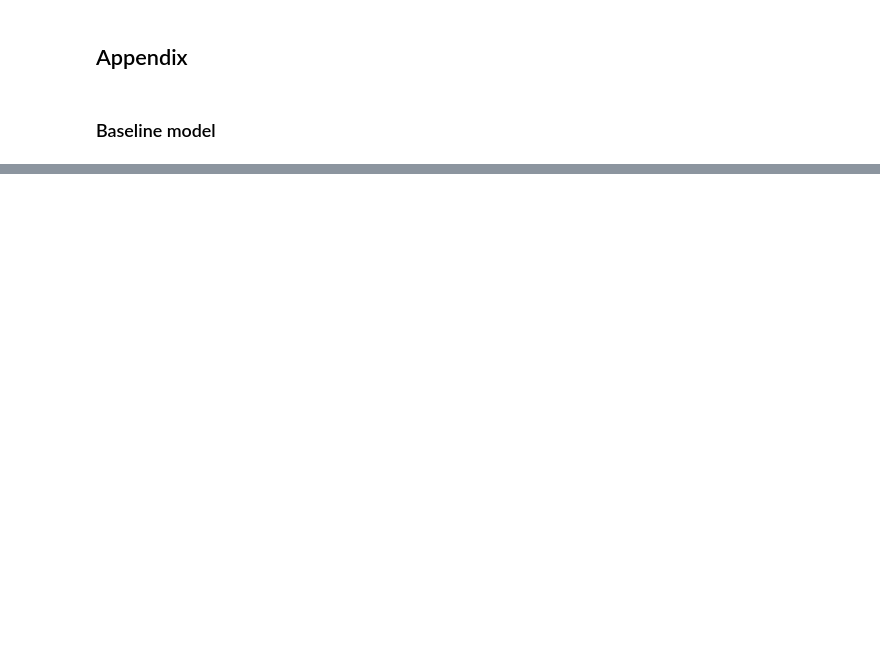
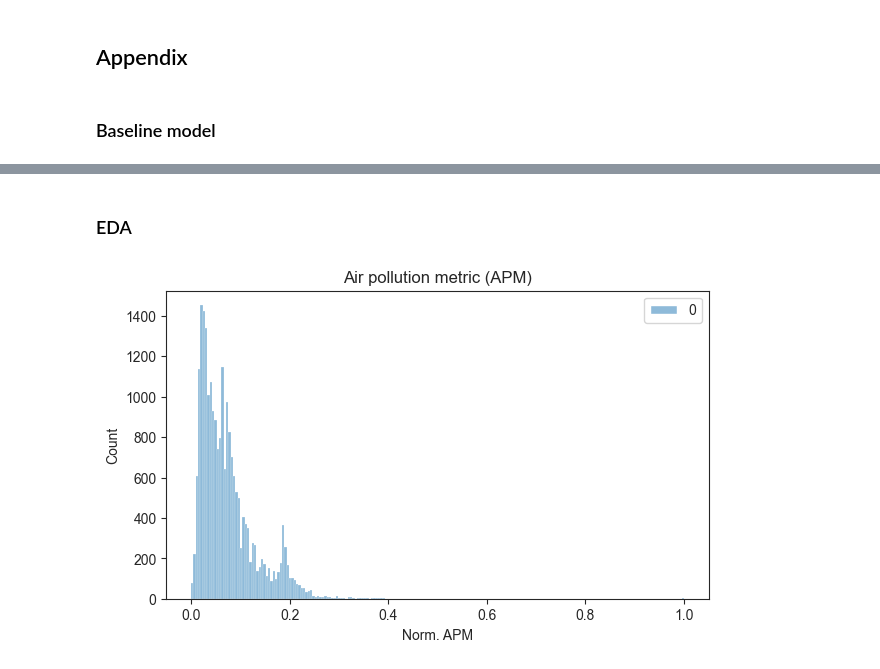
Before and after one commit to JWNowak/ml-project, a Jupyter notebook: 3_ML-project-clean.ipynb, the cells around one changed output, grey strips where cells are left out. Cells and saved outputs as stored; diff of their text form; code cells hidden in the pictures; blank space fills up the shorter version.

```diff
--- a/3_ML-project-clean.ipynb
+++ b/3_ML-project-clean.ipynb
@@ -157,8 +157,8 @@ dtypes: float64(36)
 memory usage: 8.4 MB
 # %%
 # TODO Decide which features should be analyzed
-#feature_set = "complete"
-feature_set = "incomplete"
+feature_set = "complete"
+#feature_set = "incomplete"
 
 if feature_set == "complete":
     df = complete_df
@@ -323,7 +343,8 @@ print("_"*10)
 ### Model: KNN regressor
 # %%
 # KNN regressor
-grid_knn.fit(X_train,y_train)
+#grid_knn.fit(X_train,y_train)
+grid_knn.fit(X_train,y_train.values.ravel())
 best_estimator_knn = grid_knn.best_estimator_
 print("Best parameters: ", grid_knn.best_params_)
 print("KNN - RMSE: ", abs(grid_knn.best_score_))
@@ -331,7 +370,8 @@ print("KNN - RMSE: ", abs(grid_knn.best_score_))
 ### Model: Decision tree
 # %%
 # Decision tree regressor
-grid_tree.fit(X_train,y_train)
+#grid_tree.fit(X_train,y_train)
+grid_tree.fit(X_train,y_train.values.ravel())
 best_estimator_tree = grid_tree.best_estimator_
 print("Best parameters: ", grid_tree.best_params_)
 print("Tree - RMSE: ", abs(grid_tree.best_score_))
@@ -339,7 +397,8 @@ print("Tree - RMSE: ", abs(grid_tree.best_score_))
 ### Model: Random forest
 # %%
 # Random forest regressor
-grid_forest.fit(X_train,y_train)
+#grid_forest.fit(X_train,y_train)
+grid_forest.fit(X_train,y_train.values.ravel())
 best_estimator_forest = grid_forest.best_estimator_
 print("Best parameters: ", grid_forest.best_params_)
 print("Forest - RMSE: ", abs(grid_forest.best_score_))
@@ -439,0 +547,12 @@ plt.xlabel(baseline_feature);
+# %% [markdown]
+### EDA
+# %%
+fig = sns.histplot(y_train)
+fig.set_title("Air pollution metric (APM)")
+fig.set_xlabel("Norm. APM")
+fig.set_ylabel("Count")
+
+plt.savefig('apm_hist.png')
+plt.show()
+# %% [output]
+[figure, added]
```
Also changed, not shown: parts of 19 cells of this notebook, 4 other files.
